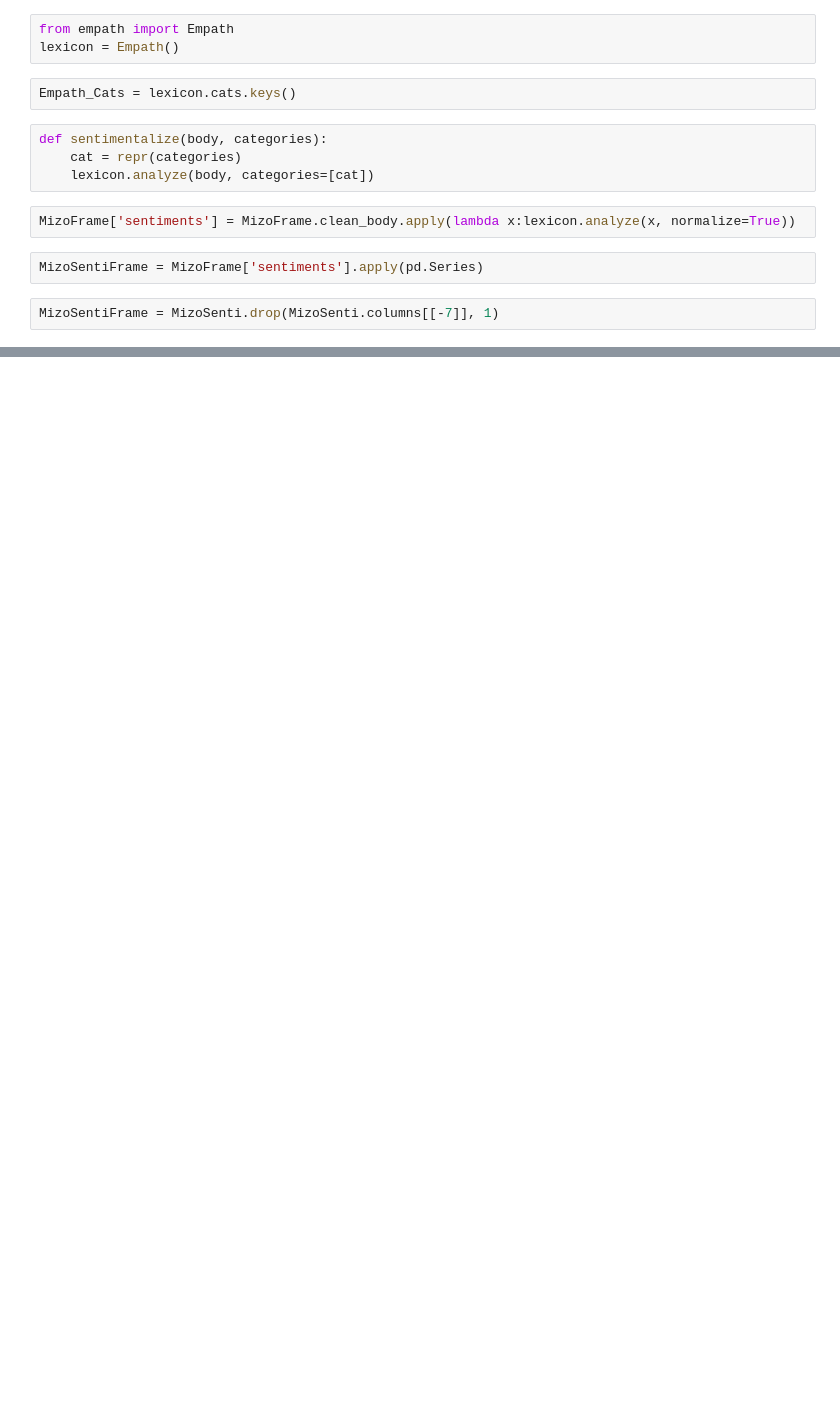
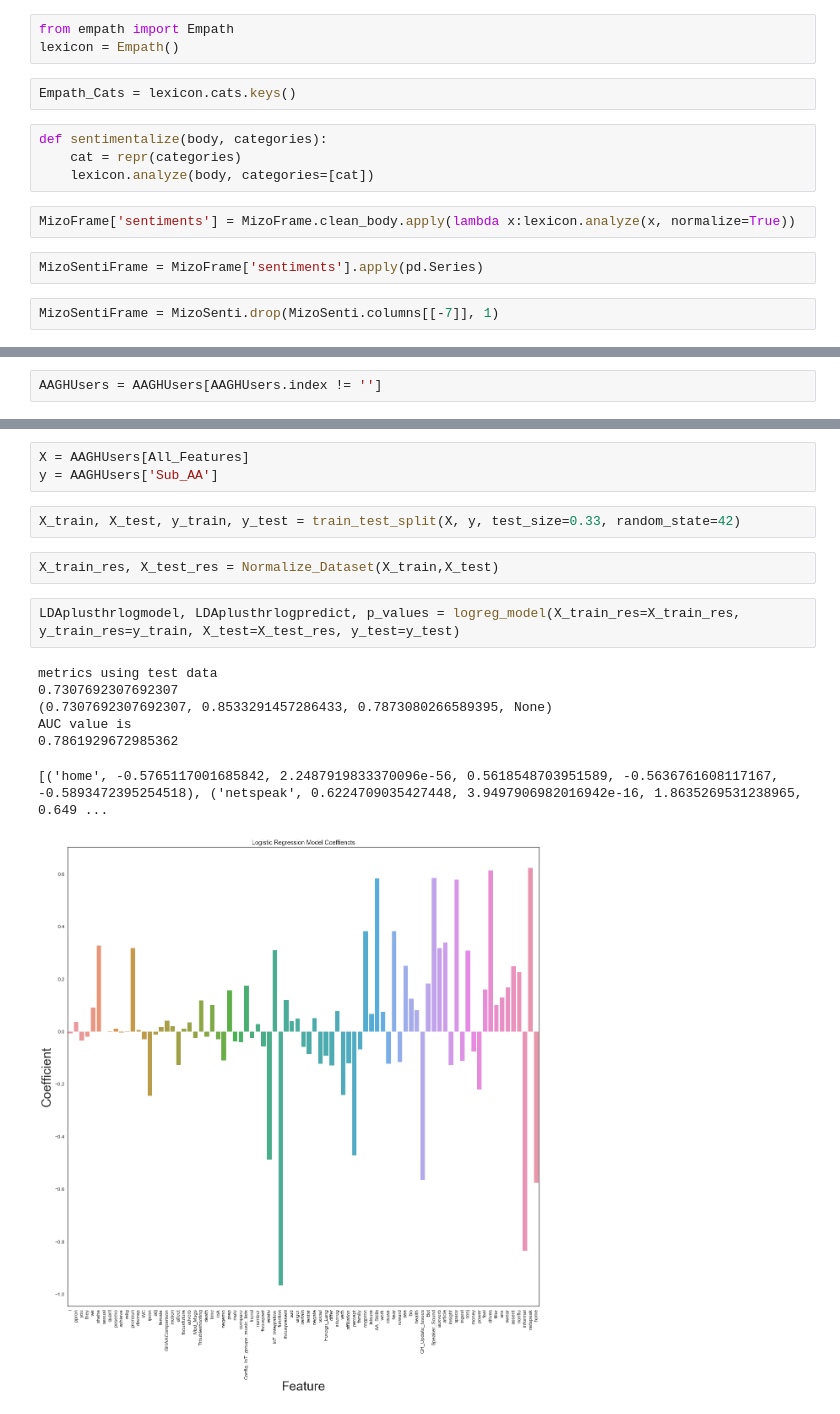
Before and after one commit to tawfiqam/TextAnalysisTests, a Jupyter notebook: TF_IDF_LLR_Word2Vec_Alexa_GH.ipynb, the cells around one changed output, grey strips where cells are left out. Drawn from its saved outputs; the diff is of its cells as text; blank space fills up the shorter version.

```diff
--- a/TF_IDF_LLR_Word2Vec_Alexa_GH.ipynb
+++ b/TF_IDF_LLR_Word2Vec_Alexa_GH.ipynb
@@ -1777,0 +1834,2 @@ MizoFrame
+# %%
+AAGHUsers = AAGHUsers[AAGHUsers.index != '']
@@ -1777,0 +2003,17 @@ MizoFrame
+# %%
+X = AAGHUsers[All_Features]
+y = AAGHUsers['Sub_AA']
+# %%
+X_train, X_test, y_train, y_test = train_test_split(X, y, test_size=0.33, random_state=42)
+# %%
+X_train_res, X_test_res = Normalize_Dataset(X_train,X_test)
+# %%
+LDAplusthrlogmodel, LDAplusthrlogpredict, p_values = logreg_model(X_train_res=X_train_res, y_train_res=y_train, X_test=X_test_res, y_test=y_test)
+# %% [output]
+metrics using test data
+0.7307692307692307
+(0.7307692307692307, 0.8533291457286433, 0.7873080266589395, None)
+AUC value is
+0.7861929672985362
+[('home', -0.5765117001685842, 2.2487919833370096e-56, 0.5618548703951589, -0.5636761608117167, -0.5893472395254518), ('netspeak', 0.6224709035427448, 3.9497906982016942e-16, 1.8635269531238965, 0.649 ...
+[figure, added]
```
Also changed, not shown: parts of 48 cells of this notebook.
